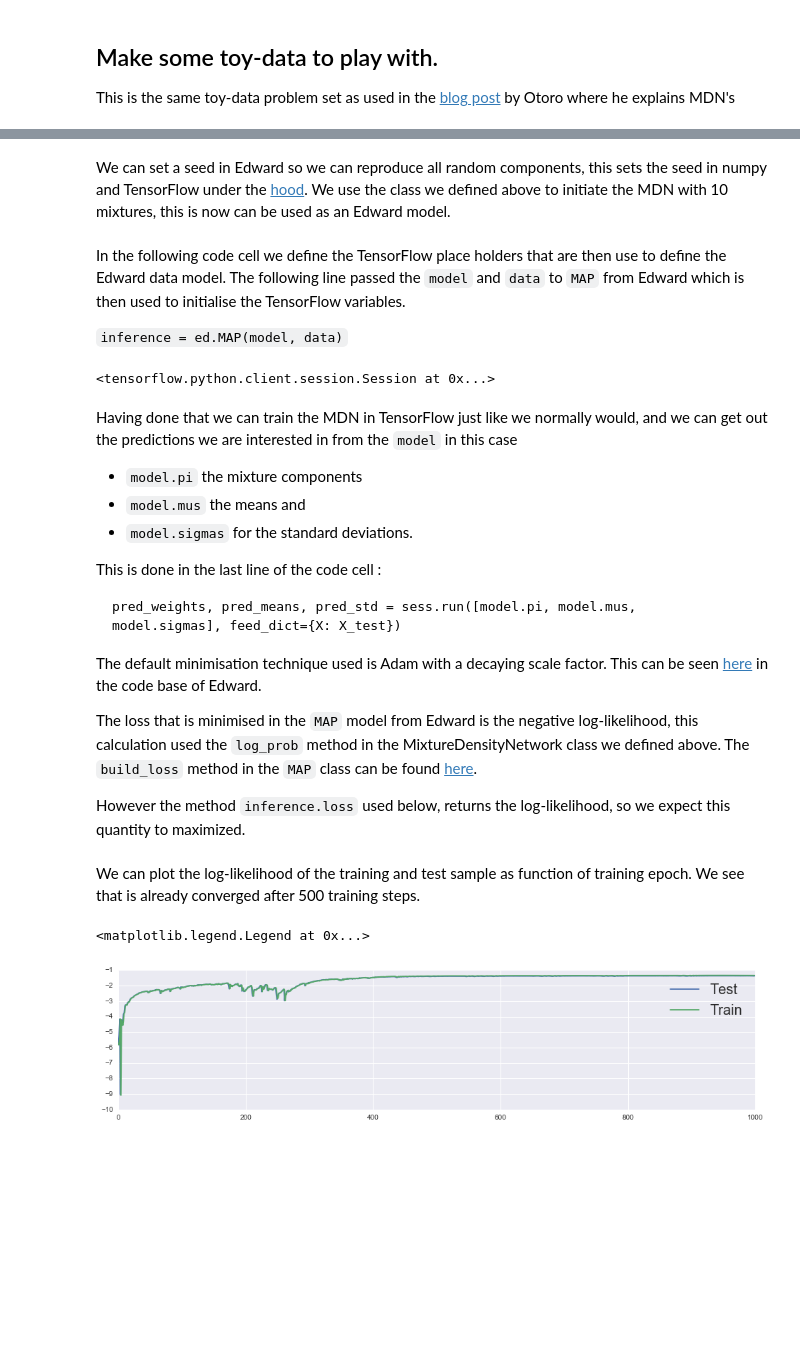
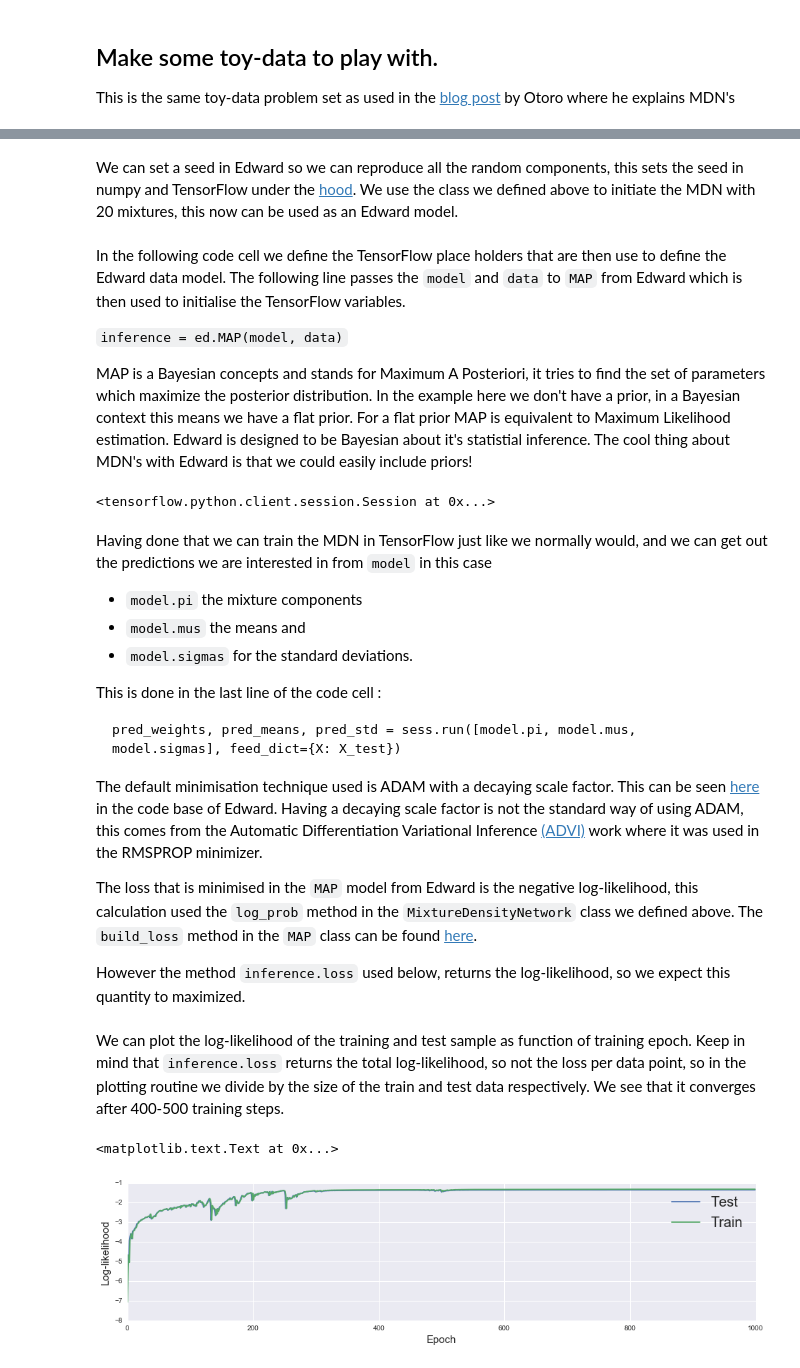
Before and after one commit to cbonnett/MDN_Edward_Keras_TF, a Jupyter notebook: MDN_Edward_Keras_TF.ipynb, the cells around one changed output, grey strips where cells are left out. Drawn from its saved outputs; the diff is of its cells as text; code cells hidden in the pictures; blank space fills up the shorter version.

````diff
--- a/MDN_Edward_Keras_TF.ipynb
+++ b/MDN_Edward_Keras_TF.ipynb
@@ -53,11 +53,11 @@ from sklearn.cross_validation import train_test_split
 
 This is the same toy-data problem set as used in the [blog post](http://blog.otoro.net/2015/11/24/mixture-density-networks-with-tensorflow/) by Otoro where he explains MDN's
 # %%
-def build_toy_dataset(nsample=20000):
+def build_toy_dataset(nsample=40000):
     y_data = np.float32(np.random.uniform(-10.5, 10.5, (1, nsample))).T
     r_data = np.float32(np.random.normal(size=(nsample,1))) # random noise
     x_data = np.float32(np.sin(0.75*y_data)*7.0+y_data*0.5+r_data*1.0)
-    return train_test_split(x_data, y_data, random_state=42, train_size=0.2)
+    return train_test_split(x_data, y_data, random_state=42, train_size=0.1)
 
 X_train, X_test, y_train, y_test = build_toy_dataset()
 print("Size of features in training data: {:s}".format(X_train.shape))
@@ -108,20 +108,22 @@ class MixtureDensityNetwork:
         self.mapping(X)
         result = tf.exp(norm.logpdf(y, self.mus, self.sigmas))
         result = tf.mul(result, self.pi)
-        result = tf.reduce_sum(result, 1, keep_dims=True)
-        return tf.log(result)
+        result = tf.reduce_sum(result, 1)
+        result = tf.log(result)
+        return tf.reduce_sum(result)
 # %% [markdown]
-We can set a seed in Edward so we can reproduce all random components, this sets the seed in numpy and TensorFlow under the [hood](https://github.com/blei-lab/edward/blob/master/edward/util.py#L191).
-We use the class we defined above to initiate the MDN with 10 mixtures, this is now can be used as an Edward model.
+We can set a seed in Edward so we can reproduce all the random components, this sets the seed in numpy and TensorFlow under the [hood](https://github.com/blei-lab/edward/blob/master/edward/util.py#L191).
+We use the class we defined above to initiate the MDN with 20 mixtures, this now can be used as an Edward model.
 # %%
 ed.set_seed(42)
-model = MixtureDensityNetwork(10)
+model = MixtureDensityNetwork(20)
 # %% [markdown]
 In the following code cell we define the TensorFlow place holders that are then use to define the Edward data model.
-The following line passed the ```model``` and ```data``` to ```MAP``` from Edward which is then used to initialise the TensorFlow variables.
-
+The following line passes the ```model``` and ```data``` to ```MAP``` from Edward which is then used to initialise the TensorFlow variables.
 
 ```inference = ed.MAP(model, data)```
+
+MAP is a Bayesian concepts and stands for Maximum A Posteriori, it tries to find the set of parameters which maximize the posterior distribution. In the example here we don't have a prior, in a Bayesian context this means we have a flat prior. For a flat prior MAP is equivalent to Maximum Likelihood estimation. Edward is designed to be Bayesian about it's statistial inference. The cool thing about MDN's with Edward  is that we could easily include priors!
 # %%
 X = tf.placeholder(tf.float32, shape=(None, 1))
 y = tf.placeholder(tf.float32, shape=(None, 1))
@@ -134,7 +136,7 @@ inference.initialize(sess=sess) # initialize all TF variables using the Edward i
 # %% [output]
 <tensorflow.python.client.session.Session at 0x...>
 # %% [markdown]
-Having done that we can train the MDN in TensorFlow just like we normally would, and we can get out the predictions we are interested in from the ```model``` in this case
+Having done that we can train the MDN in TensorFlow just like we normally would, and we can get out the predictions we are interested in from ```model``` in this case
 
 * ```model.pi``` the mixture components
 * ```model.mus``` the means and
@@ -145,10 +147,10 @@ This is done in the last line of the code cell :
 pred_weights, pred_means, pred_std = sess.run([model.pi, model.mus, model.sigmas], feed_dict={X: X_test})
 ```
 
-The default minimisation technique used is Adam with a decaying scale factor.
-This can be seen [here](https://github.com/blei-lab/edward/blob/master/edward/inferences.py#L94) in the code base of Edward.
+The default minimisation technique used is ADAM with a decaying scale factor.
+This can be seen [here](https://github.com/blei-lab/edward/blob/master/edward/inferences.py#L94) in the code base of Edward. Having a decaying scale factor is not the standard way of using ADAM, this comes from the Automatic Differentiation Variational Inference [(ADVI)](http://arxiv.org/abs/1603.00788) work where it was used in the RMSPROP minimizer.
 
-The loss that is minimised in the ```MAP``` model from Edward is the negative log-likelihood, this calculation used the  ```log_prob``` method in the MixtureDensityNetwork class we defined above.
+The loss that is minimised in the ```MAP``` model from Edward is the negative log-likelihood, this calculation used the  ```log_prob``` method in the ```MixtureDensityNetwork``` class we defined above.
 The ```build_loss``` method in the ```MAP``` class can be found [here](https://github.com/blei-lab/edward/blob/master/edward/inferences.py#L396).
 
 However the method ```inference.loss``` used below, returns the log-likelihood, so we expect this quantity to maximized.
@@ -164,13 +166,16 @@ for i in range(NEPOCH):
 pred_weights, pred_means, pred_std = sess.run([model.pi, model.mus, model.sigmas], feed_dict={X: X_test})
 # %% [markdown]
 We can plot the log-likelihood of the training and test sample as function of training epoch.
-We see that is already converged after 500 training steps.
+Keep in mind that ```inference.loss``` returns the total log-likelihood, so not the loss per data point, so in the plotting routine we divide by the size of the train and test data respectively.
+We see that it converges after 400-500 training steps.
 # %%
 fig, axes = plt.subplots(nrows=1, ncols=1, figsize=(16, 3.5))
-plt.plot(np.arange(NEPOCH), test_loss, label='Test')
-plt.plot(np.arange(NEPOCH), train_loss, label='Train')
+plt.plot(np.arange(NEPOCH), test_loss/len(X_test), label='Test')
+plt.plot(np.arange(NEPOCH), train_loss/len(X_train), label='Train')
 plt.legend(fontsize=20)
+plt.xlabel('Epoch', fontsize=15)
+plt.ylabel('Log-likelihood', fontsize=15)
 # %% [output]
-<matplotlib.legend.Legend at 0x...>
+<matplotlib.text.Text at 0x...>
-[figure, old version]
+[figure, new version]
 # %% [markdown]
````
Also changed, not shown: parts of 9 cells of this notebook.
